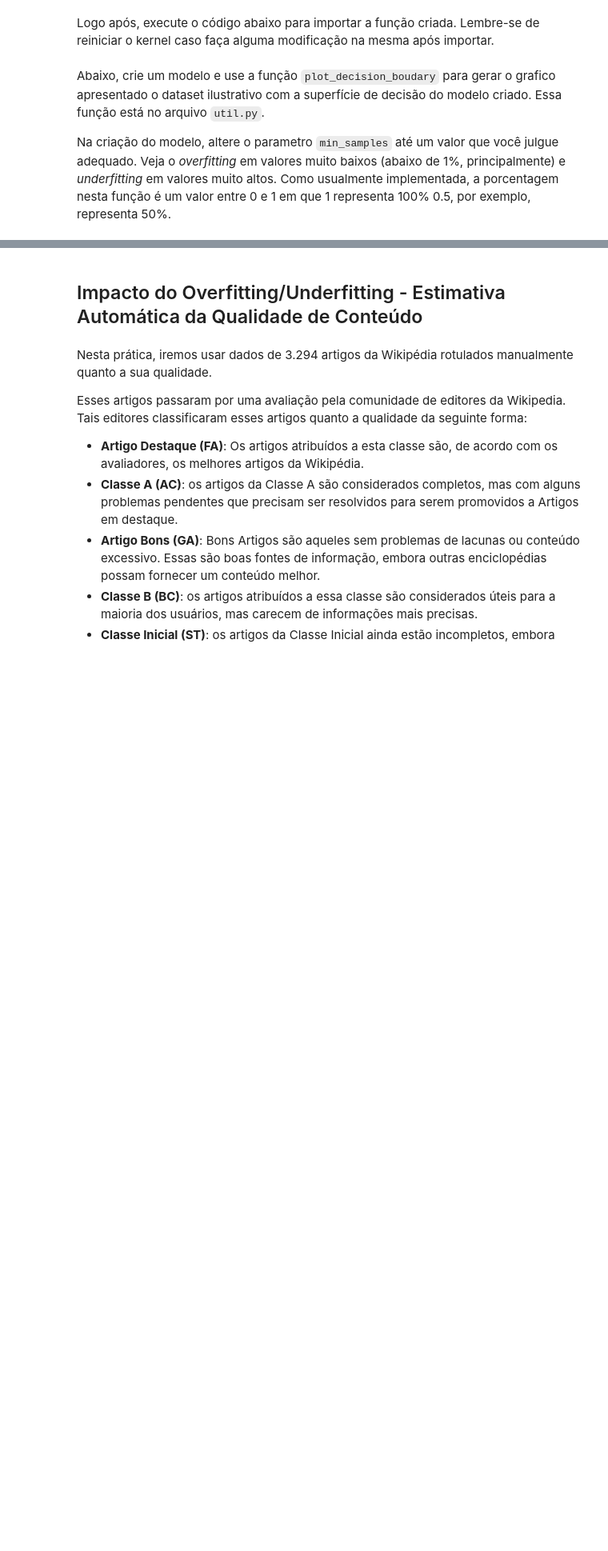
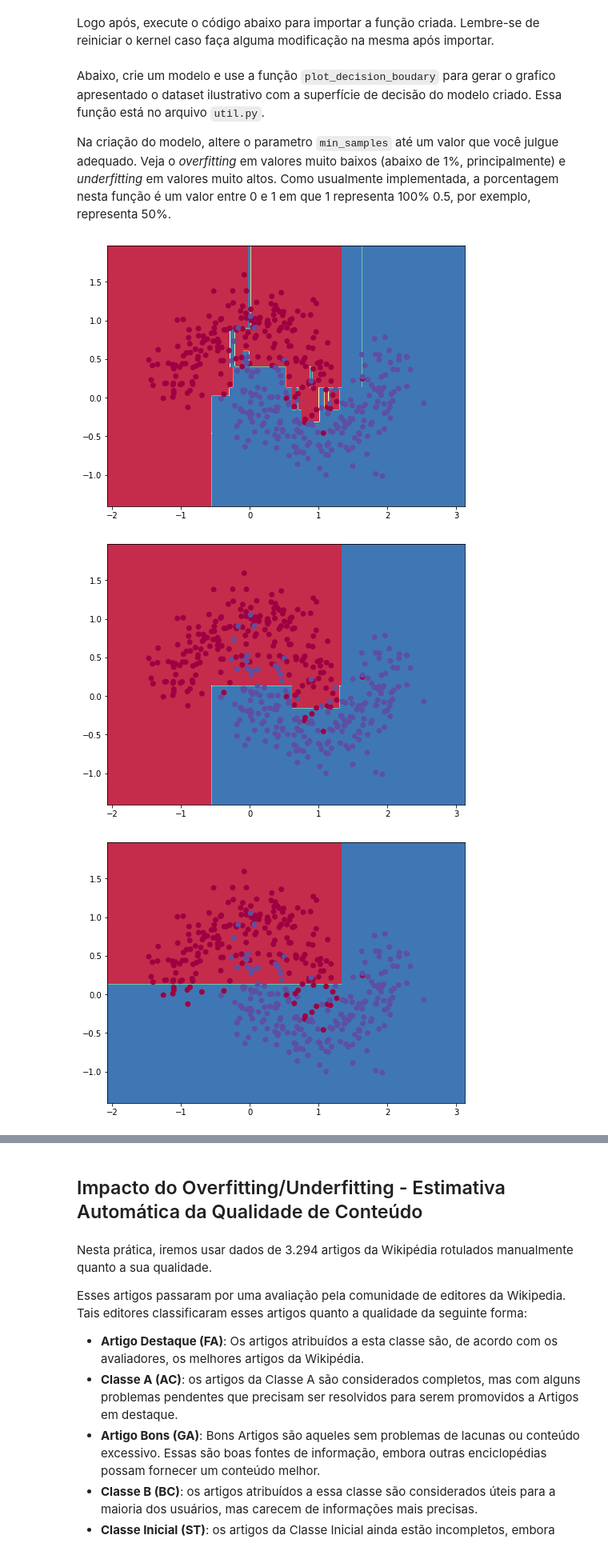
Before and after one commit to klstff/ce-machine-learning, a Jupyter notebook: Overfitting/Overfitting.ipynb, the cells around one changed output, grey strips where cells are left out. Shown at 80% size. Drawn from its saved outputs; the diff is of its cells as text; code cells hidden in the pictures; blank space fills up the shorter version.

Commit message:
criação do modelo

```diff
--- a/Overfitting/Overfitting.ipynb
+++ b/Overfitting/Overfitting.ipynb
@@ -69,0 +115,18 @@ from util import plot_decision_boundary
+# %%
+from util import plot_decision_boundary
+
+modelo_1 = cria_modelo(x, y, min_samples_split=0.001)
+plot_decision_boundary(modelo_1, x, y)
+
+modelo_2 = cria_modelo(x, y, min_samples_split=0.09)
+plot_decision_boundary(modelo_2, x, y)
+
+modelo_3 = cria_modelo(x, y, min_samples_split=0.50)
+plot_decision_boundary(modelo_3, x, y)
+
+modelo_4 = cria_modelo(x, y, min_samples_split=0.9)
+plot_decision_boundary(modelo_4, x, y)
+# %% [output]
+[figure, added]
+[figure, added]
+[figure, added]
```
Also changed, not shown: parts of 9 cells of this notebook, 1 other file.
